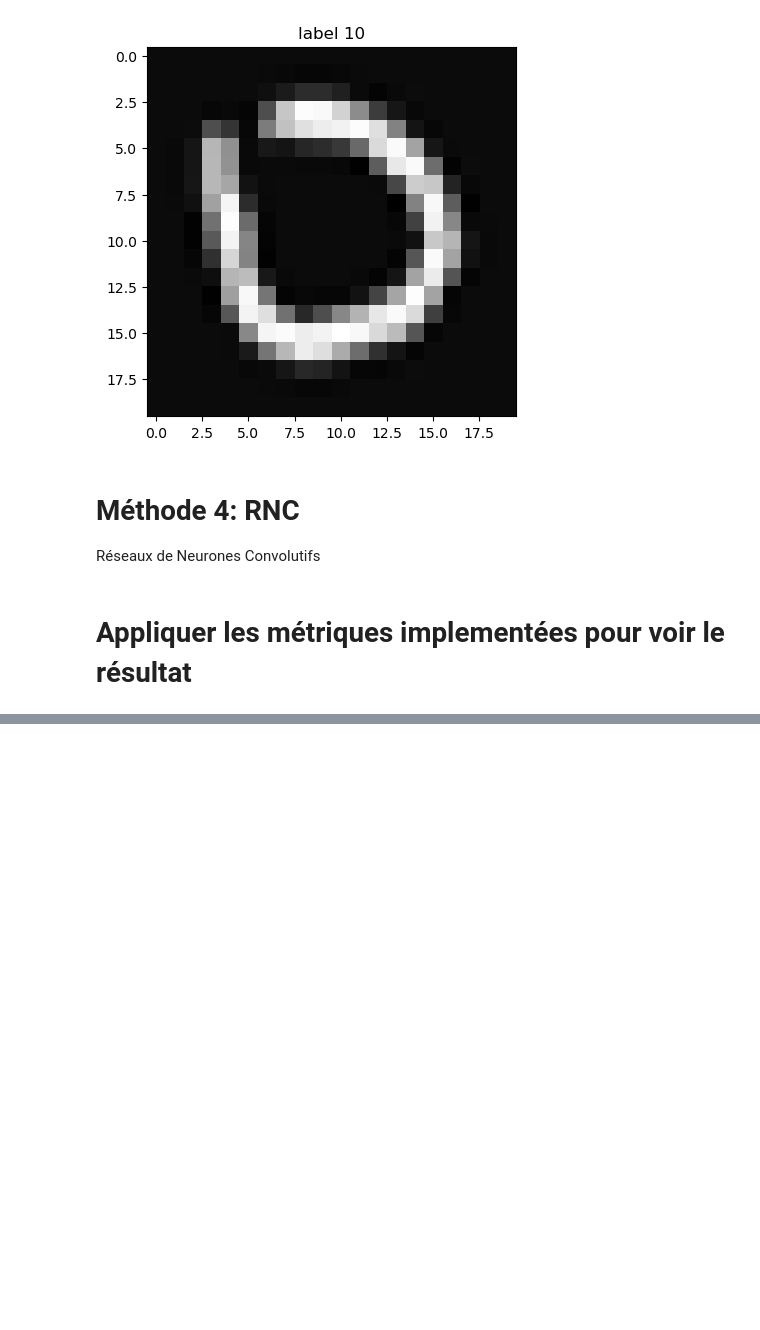
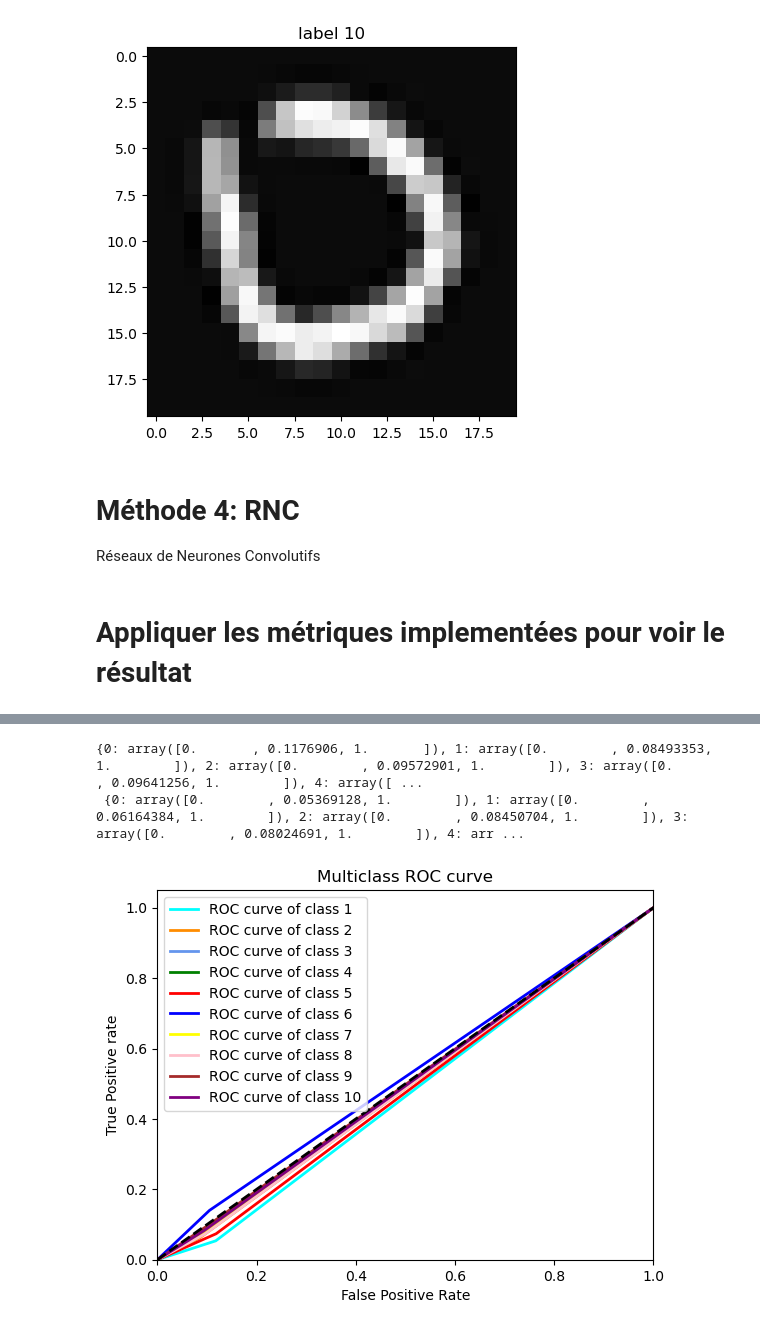
Before and after one commit to felladib/DL-ML, a Jupyter notebook: TP 1.ipynb, the cells around one changed output, grey strips where cells are left out. Saved outputs shown, nothing was run; the diff lists cells and outputs as text; code cells hidden in the pictures; blank space fills up the shorter version.

Commit message:
added the ROC metric but with y_pred and not probabilities + The accuracy works without TN

```diff
--- a/TP 1.ipynb
+++ b/TP 1.ipynb
@@ -151,3 +165,25 @@ def TN_rate(fp, tn):
+# %%
+from itertools import cycle
+from sklearn.metrics import auc
+def ROC(fpr, tpr):
+
+    lw = 2
+    plt.figure()
+
+    n_classes = 10
+    colors = cycle(['aqua', 'darkorange', 'cornflowerblue','green', 'red', 'blue', 'yellow', 'pink', 'brown', 'purple'])
+
+    for i, color in zip(range(n_classes), colors):
+        plt.plot(fpr[i], tpr[i], lw = lw, color=color, label='ROC curve of class {0}'''.format(i+1))
+
+    plt.plot([0, 1], [0, 1], 'k--', lw=lw)
+    plt.xlim([0.0, 1.0])
+    plt.ylim([0.0, 1.05])
+    plt.title('Multiclass ROC curve')
+    plt.xlabel('False Positive Rate')
+    plt.ylabel('True Positive rate')
+    plt.legend(loc='best')
+    plt.savefig('Multiclass ROC',dpi=300);
 # %% [markdown]
 # Classification
 # %% [markdown]
@@ -354,2 +380,2 @@ Accuracy: 0.09
 # %%
-FP_rate(fp,tn)
+fpr = FP_rate(fp,tn)
@@ -394,0 +423,19 @@ weighted avg       0.09      0.09      0.09      1500
+# %%
+fpr_dict = {}
+tpr_dict = {}
+
+for i, value in enumerate(fpr):
+    fpr_dict[i] = np.array([0.0, value, 1.0])
+
+for i, value in enumerate(recall):
+    tpr_dict[i] = np.array([0.0, value, 1.0])
+
+
+print(fpr_dict, "\n", tpr_dict)
+# %% [output]
+{0: array([0.       , 0.1176906, 1.       ]), 1: array([0.        , 0.08493353, 1.        ]), 2: array([0.        , 0.09572901, 1.        ]), 3: array([0.        , 0.09641256, 1.        ]), 4: array([ ...
+ {0: array([0.        , 0.05369128, 1.        ]), 1: array([0.        , 0.06164384, 1.        ]), 2: array([0.        , 0.08450704, 1.        ]), 3: array([0.        , 0.08024691, 1.        ]), 4: arr ...
+# %%
+ROC(fpr_dict, tpr_dict)
+# %% [output]
+[figure, added]
```
Also changed, not shown: parts of 27 cells of this notebook, 1 other file.
